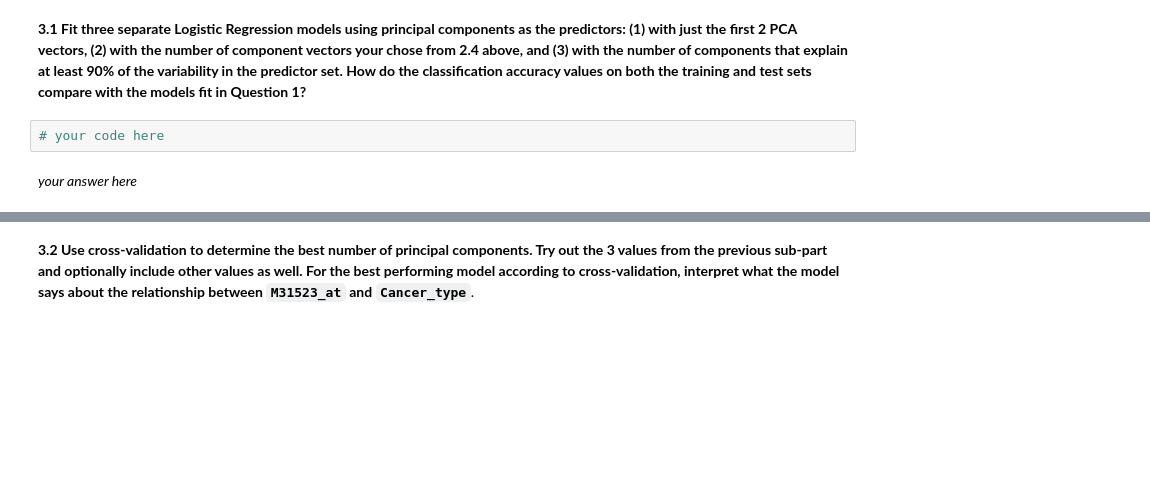
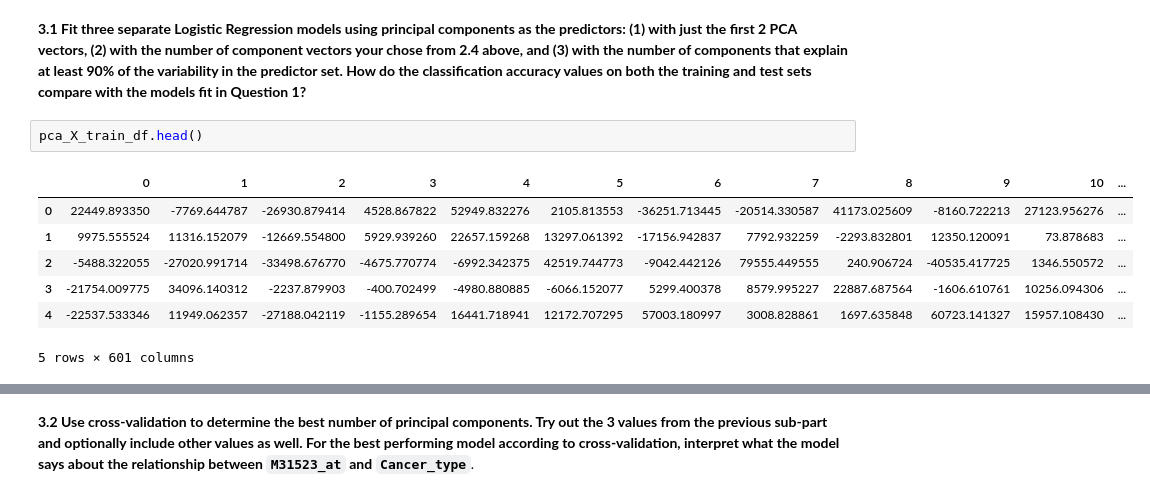
Before and after one commit to jake-w-schneider/CS109a-Group-81-Final-Project, a Jupyter notebook: HW/hw5/hw5.ipynb, the cells around one changed output, grey strips where cells are left out. Saved outputs shown, nothing was run; the diff lists cells and outputs as text; blank space fills up the shorter version.

```diff
--- a/HW/hw5/hw5.ipynb
+++ b/HW/hw5/hw5.ipynb
@@ -391,7 +391,13 @@ I would select approximately 30 components as this seems to be the value associa
 ### Solutions
 # %% [markdown]
 **3.1 Fit three separate Logistic Regression models using principal components as the predictors: (1) with just the first 2 PCA vectors, (2) with the number of component vectors your chose from 2.4 above, and (3) with the number of components that explain at least 90% of the variability in the predictor set.  How do the classification accuracy values on both the training and test sets compare with the models fit in Question 1?**
-# %%
-# your code here
-# %% [markdown]
-*your answer here*
+# %%
+pca_X_train_df.head()
+# %% [output]
+|  | 0 | 1 | 2 | 3 | 4 | 5 | 6 | 7 | 8 | 9 | 10 | ... |
+| 0 | 22449.893350 | -7769.644787 | -26930.879414 | 4528.867822 | 52949.832276 | 2105.813553 | -36251.713445 | -20514.330587 | 41173.025609 | -8160.722213 | 27123.956276 | ... |
+| 1 | 9975.555524 | 11316.152079 | -12669.554800 | 5929.939260 | 22657.159268 | 13297.061392 | -17156.942837 | 7792.932259 | -2293.832801 | 12350.120091 | 73.878683 | ... |
+| 2 | -5488.322055 | -27020.991714 | -33498.676770 | -4675.770774 | -6992.342375 | 42519.744773 | -9042.442126 | 79555.449555 | 240.906724 | -40535.417725 | 1346.550572 | ... |
+| 3 | -21754.009775 | 34096.140312 | -2237.879903 | -400.702499 | -4980.880885 | -6066.152077 | 5299.400378 | 8579.995227 | 22887.687564 | -1606.610761 | 10256.094306 | ... |
+| 4 | -22537.533346 | 11949.062357 | -27188.042119 | -1155.289654 | 16441.718941 | 12172.707295 | 57003.180997 | 3008.828861 | 1697.635848 | 60723.141327 | 15957.108430 | ... |
+5 rows × 601 columns
```
Also changed, not shown: parts of 11 cells of this notebook.
